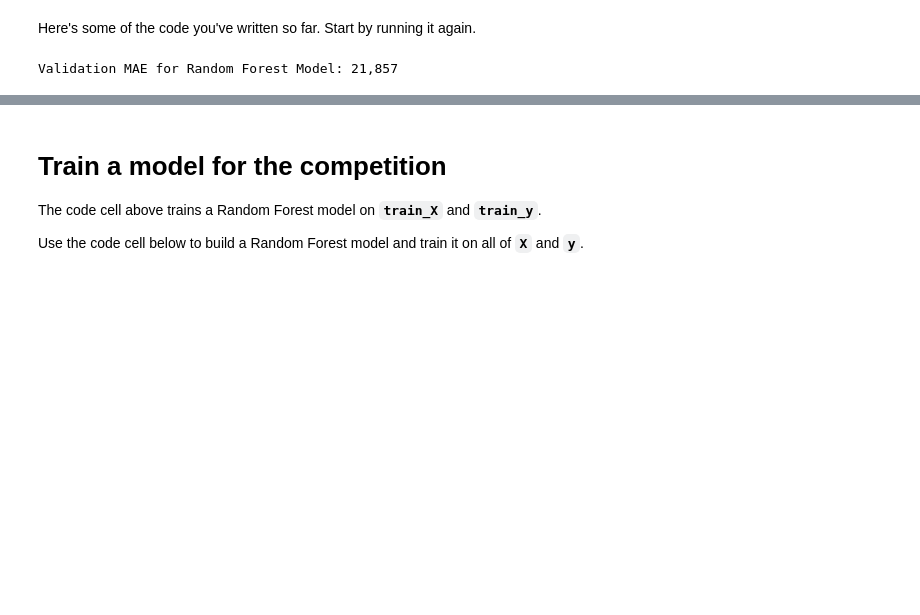
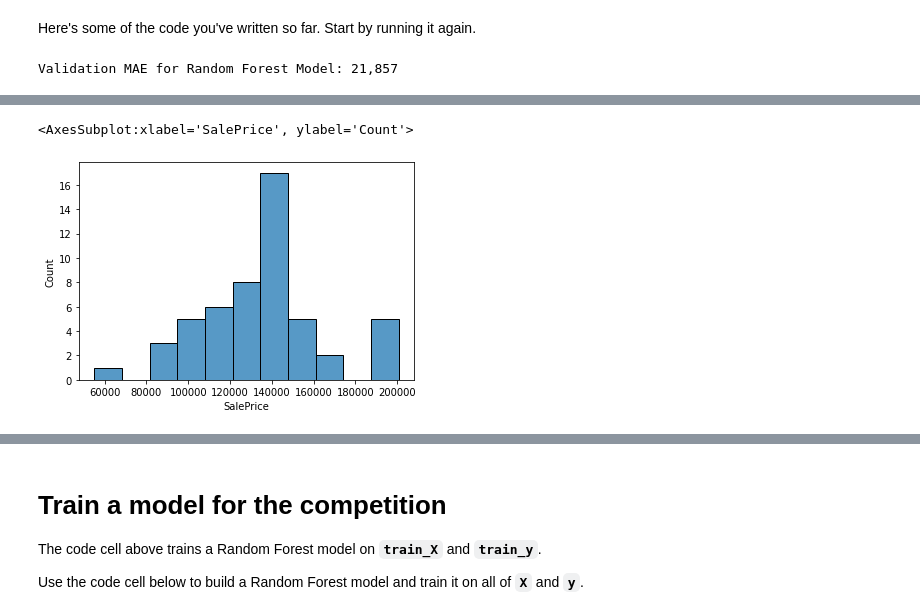
Before and after one commit to fash33/Kaggle-Housing-Prices-Competition, a Jupyter notebook: exercise-machine-learning-competitions.ipynb, the cells around one changed output, grey strips where cells are left out. Cells and saved outputs as stored; diff of their text form; code cells hidden in the pictures; blank space fills up the shorter version.

```diff
--- a/exercise-machine-learning-competitions.ipynb
+++ b/exercise-machine-learning-competitions.ipynb
@@ -54,0 +142,5 @@ Validation MAE for Random Forest Model: 21,857
+# %%
+sb.histplot(data = 'home_data', x = home_data.loc[(home_data['BedroomAbvGr'] > 2 ) & (home_data['KitchenAbvGr'] > 1),'SalePrice'])
+# %% [output]
+<AxesSubplot:xlabel='SalePrice', ylabel='Count'>
+[figure, added]
```
Also changed, not shown: parts of 18 cells of this notebook.
